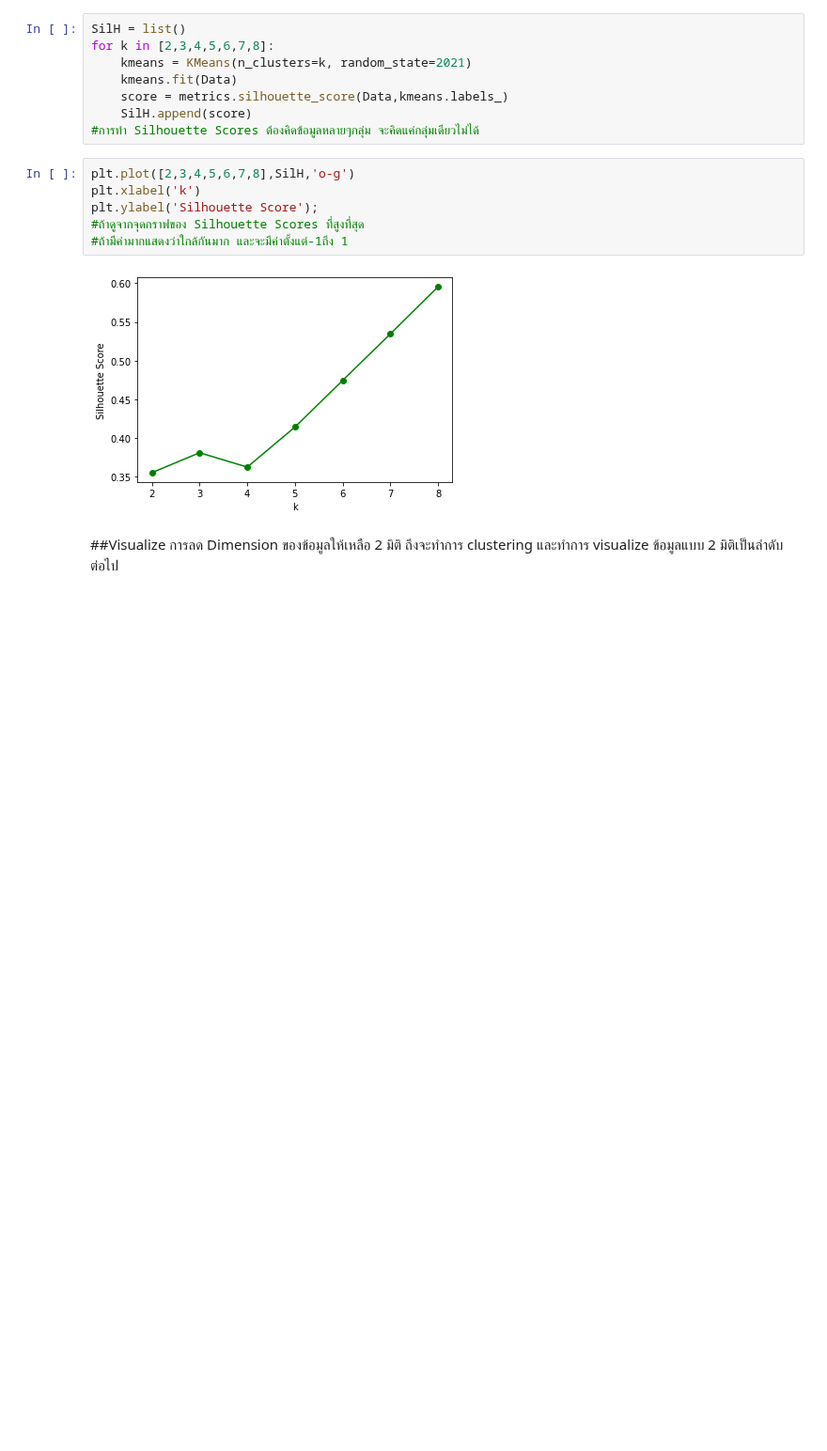
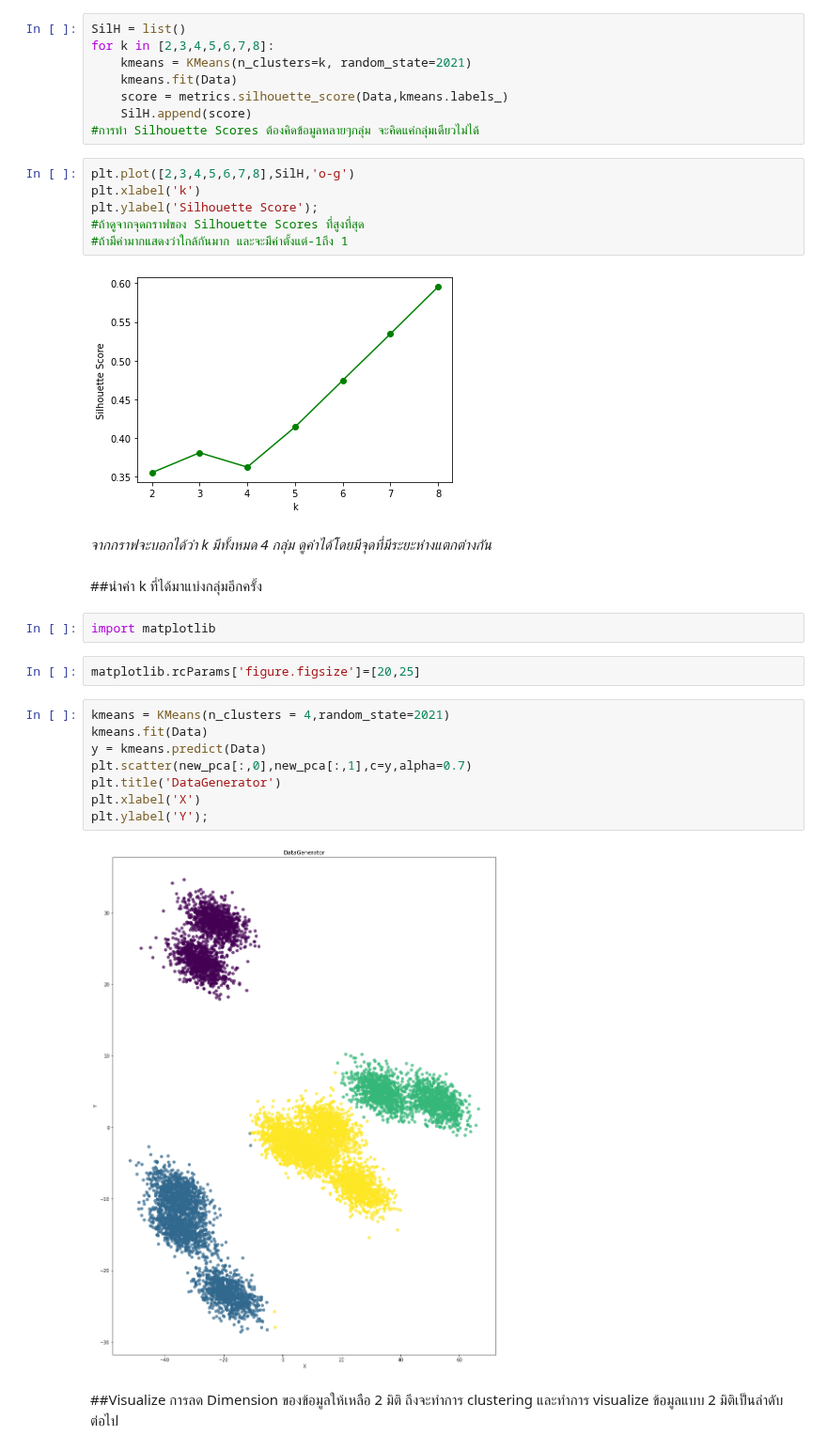
Before and after one commit to Jennapa-colab/multivariate, a Jupyter notebook: Multivariate_Exam.ipynb, the cells around one changed output. Shown at 94% size. Cells and saved outputs as stored; diff of their text form; blank space fills up the shorter version.

```diff
--- a/Multivariate_Exam.ipynb
+++ b/Multivariate_Exam.ipynb
@@ -217,6 +217,24 @@ plt.ylabel('Silhouette Score');
 #ถ้ามีค่ามากแสดงว่าใกล้กันมาก และจะมีค่าตั้งแต่-1ถึง 1
 # %% [output]
 [figure]
+# %% [markdown]
+*จากกราฟจะบอกได้ว่า k มีทั้งหมด 4 กลุ่ม ดูค่าได้โดยมีจุดที่มีระยะห่างแตกต่างกัน*
+# %% [markdown]
+##นำค่า k ที่ได้มาแบ่งกลุ่มอีกครั้ง
+# %%
+import matplotlib
+# %%
+matplotlib.rcParams['figure.figsize']=[20,25]
+# %%
+kmeans = KMeans(n_clusters = 4,random_state=2021)
+kmeans.fit(Data)
+y = kmeans.predict(Data)
+plt.scatter(new_pca[:,0],new_pca[:,1],c=y,alpha=0.7)
+plt.title('DataGenerator')
+plt.xlabel('X')
+plt.ylabel('Y');
+# %% [output]
+[figure, added]
 # %% [markdown]
 ##Visualize
 การลด Dimension ของข้อมูลให้เหลือ 2 มิติ ถึงจะทำการ clustering และทำการ visualize ข้อมูลแบบ 2 มิติเป็นลำดับต่อไป
```
Also changed, not shown: parts of 28 cells of this notebook.
